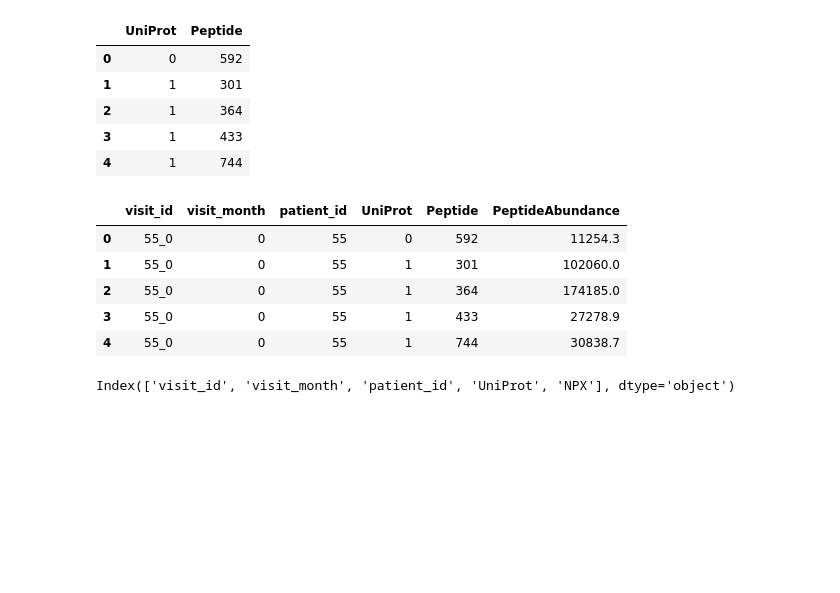
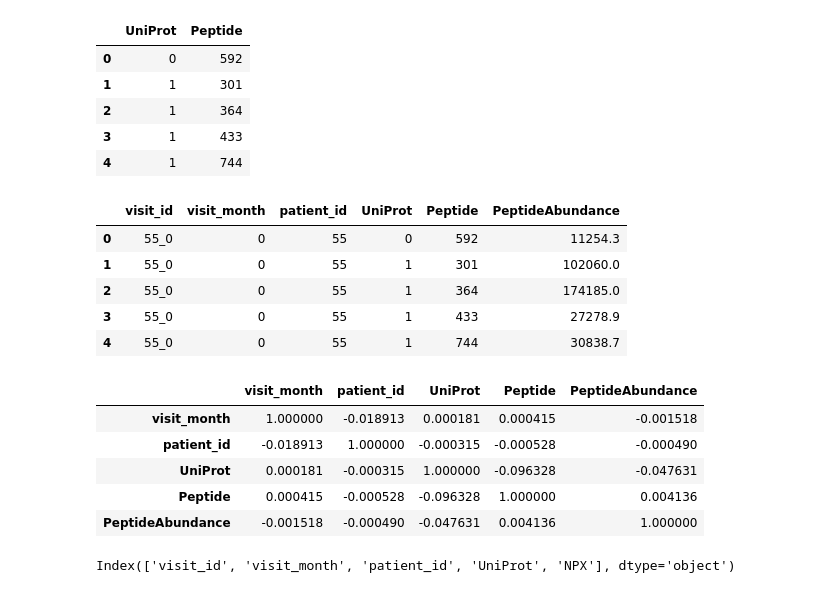
Before and after one commit to ezgibooth/Predicting_Parkinsons_Progression, a Jupyter notebook: PredictingParkinsonsNotepad.ipynb, the cells around one changed output. Drawn from its saved outputs; the diff is of its cells as text; code cells hidden in the pictures; blank space fills up the shorter version.

```diff
--- a/PredictingParkinsonsNotepad.ipynb
+++ b/PredictingParkinsonsNotepad.ipynb
@@ -80,6 +77,16 @@ peptides.head()
 | 2 | 55_0 | 0 | 55 | 1 | 364 | 174185.0 |
 | 3 | 55_0 | 0 | 55 | 1 | 433 | 27278.9 |
 | 4 | 55_0 | 0 | 55 | 1 | 744 | 30838.7 |
+# %%
+#quick correlation check
+peptides.corr().style.background_gradient(cmap='RdBu')
+# %% [output]
+|  | visit_month | patient_id | UniProt | Peptide | PeptideAbundance |
+| visit_month | 1.000000 | -0.018913 | 0.000181 | 0.000415 | -0.001518 |
+| patient_id | -0.018913 | 1.000000 | -0.000315 | -0.000528 | -0.000490 |
+| UniProt | 0.000181 | -0.000315 | 1.000000 | -0.096328 | -0.047631 |
+| Peptide | 0.000415 | -0.000528 | -0.096328 | 1.000000 | 0.004136 |
+| PeptideAbundance | -0.001518 | -0.000490 | -0.047631 | 0.004136 | 1.000000 |
 # %%
 #repeat the process with the other dataframes
 proteins.columns
```
Also changed, not shown: parts of 9 cells of this notebook.
